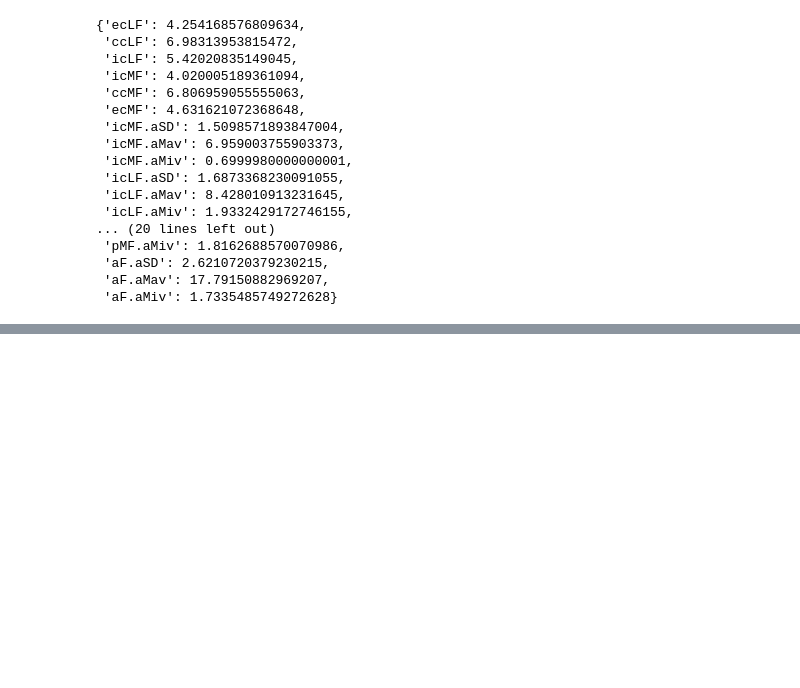
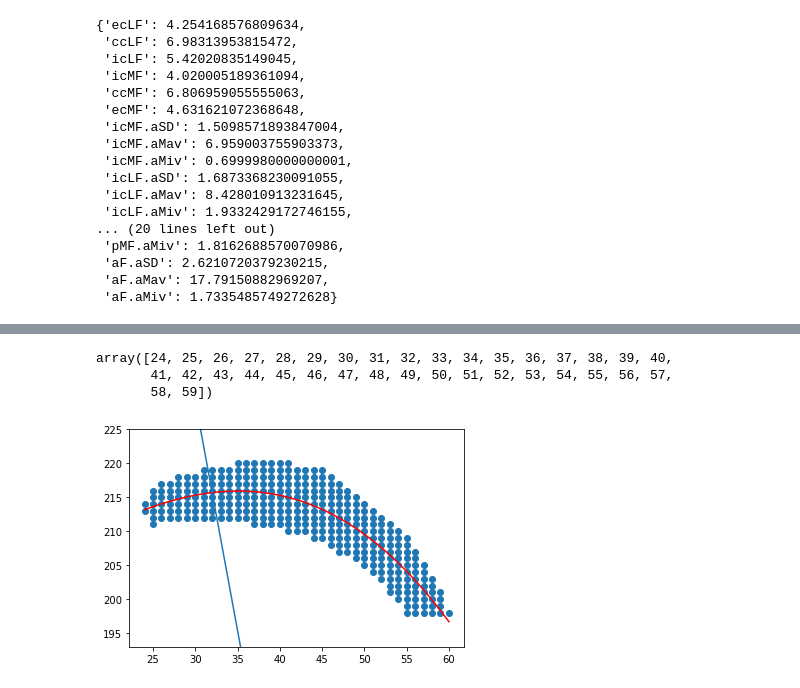
Before and after one commit to swestfechtel/knorpel_v2, a Jupyter notebook: documentation.ipynb, the cells around one changed output, grey strips where cells are left out. Saved outputs shown, nothing was run; the diff lists cells and outputs as text; code cells hidden in the pictures; blank space fills up the shorter version.

```diff
--- a/documentation.ipynb
+++ b/documentation.ipynb
@@ -1232,0 +1411,18 @@ femoral_thickness[key] = np.nanmean(value)
+# %%
+new_x
+# %% [output]
+array([24, 25, 26, 27, 28, 29, 30, 31, 32, 33, 34, 35, 36, 37, 38, 39, 40,
+       41, 42, 43, 44, 45, 46, 47, 48, 49, 50, 51, 52, 53, 54, 55, 56, 57,
+       58, 59])
+# %%
+indx = 8
+plt.scatter(x, y)
+ax = plt.gca()
+ax.plot(x, fun, c='r')
+ax.plot(new_x, poly.polyval(new_x[indx], z) - (1 / poly.polyval(new_x[indx], der)) * (new_x - new_x[indx]))
+#ax.scatter(point_1[0], point_1[1], color='red')
+#ax.scatter(point_2[0], point_2[1], color='orange')
+plt.ylim((min(y) - 5, max(y) + 5))
+plt.show()
+# %% [output]
+[figure, added]
```
Also changed, not shown: parts of 19 cells of this notebook, 1 other file.
